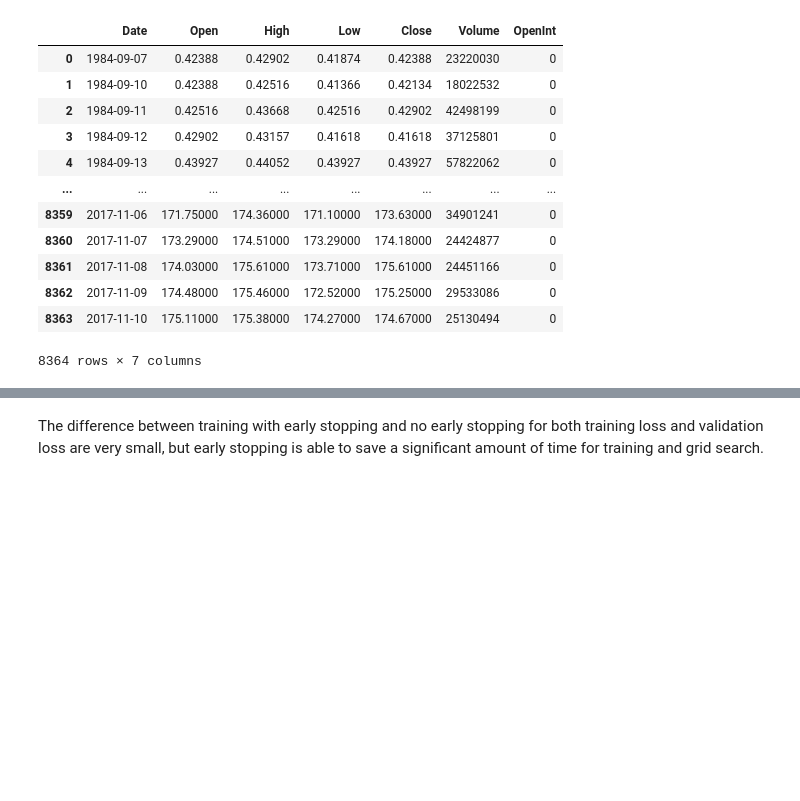
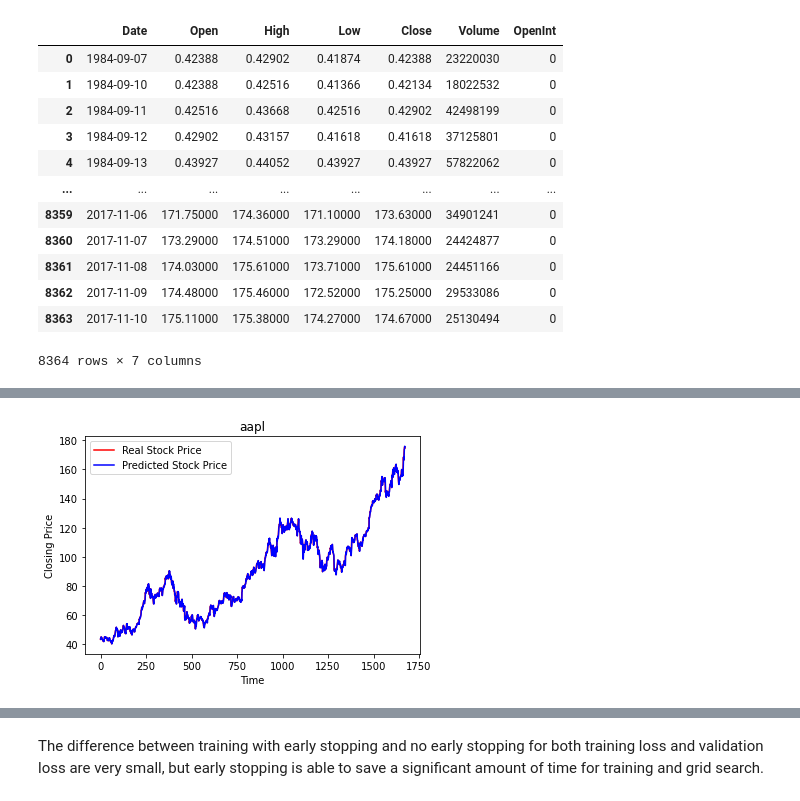
Before and after one commit to hoperawr/CS3244_Project, a Jupyter notebook: LSTM/LSTM_wj.ipynb, the cells around one changed output, grey strips where cells are left out. Cells and saved outputs as stored; diff of their text form; code cells hidden in the pictures; blank space fills up the shorter version.

```diff
--- a/LSTM/LSTM_wj.ipynb
+++ b/LSTM/LSTM_wj.ipynb
@@ -149,3 +161,13 @@ plt.show()
+# %%
+plt.plot(raw_test[1:], color = 'red', label = 'Real Stock Price')
+plt.plot(y_pred_price, color = 'blue', label = 'Predicted Stock Price')
+plt.title('aapl')
+plt.xlabel('Time')
+plt.ylabel('Closing Price')
+plt.legend()
+plt.show()
+# %% [output]
+[figure, added]
 # %%
 mean_squared_error(y_test,y_pred)
 # %% [output]
```
Also changed, not shown: parts of 27 cells of this notebook, 1 other file.
